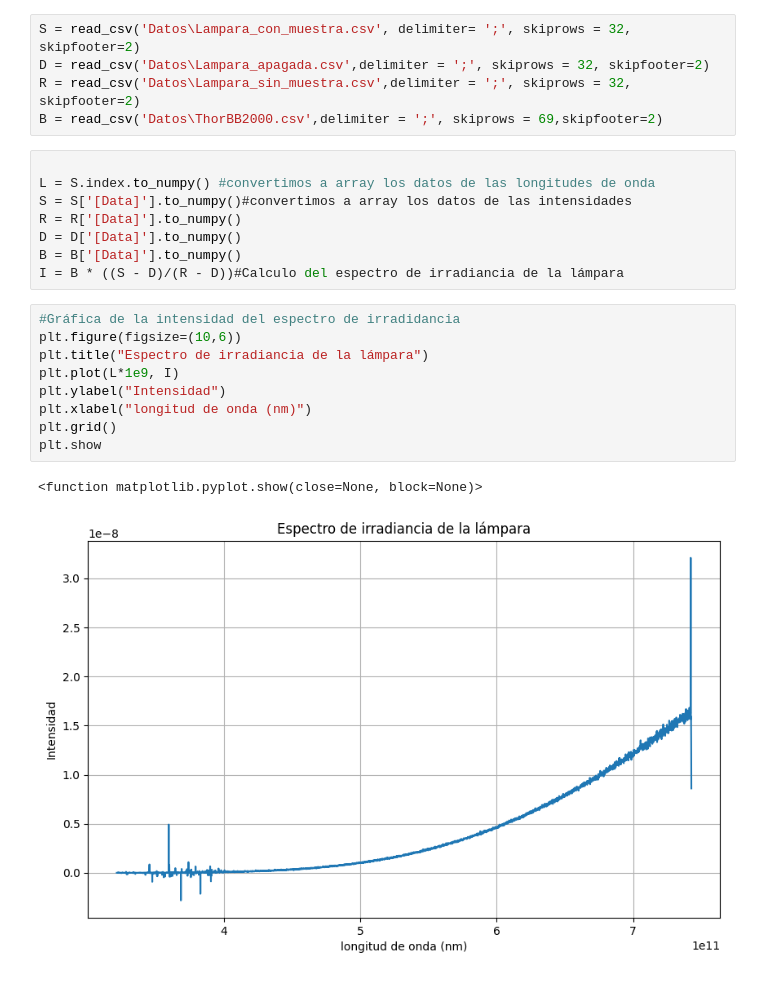
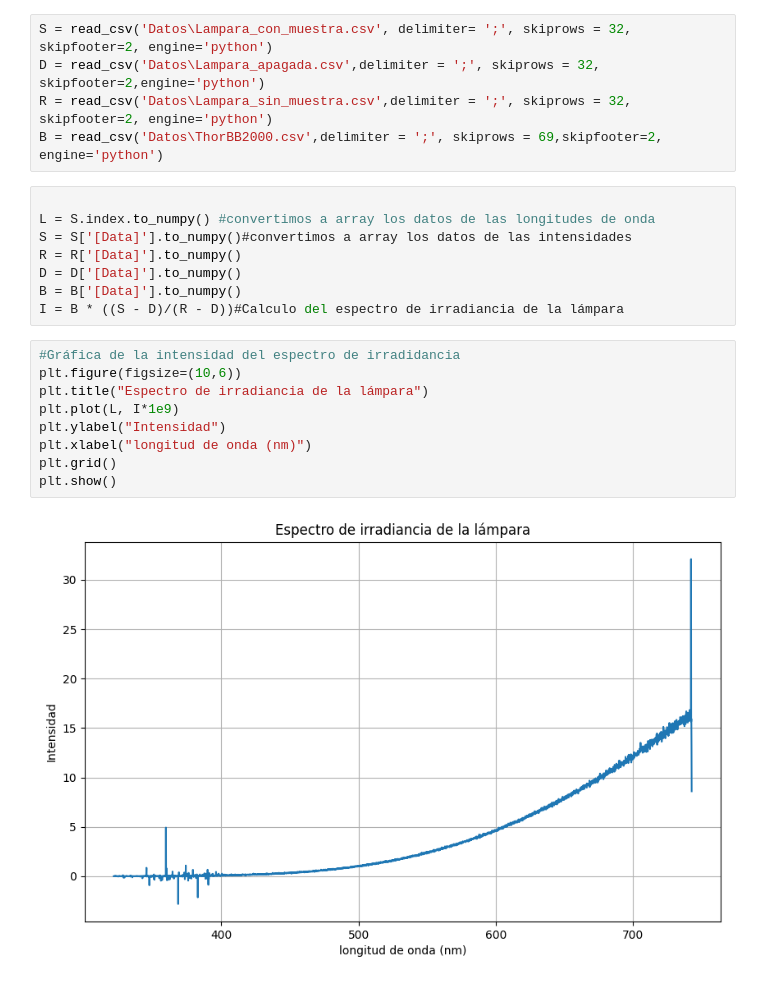
Before and after one commit to Jesus-Gamboa/Experimental_IV, a Jupyter notebook: Espectroscopía/Notebook.ipynb, the cells around one changed output. Drawn from its saved outputs; the diff is of its cells as text.

```diff
--- a/Espectroscopía/Notebook.ipynb
+++ b/Espectroscopía/Notebook.ipynb
@@ -9,10 +11,10 @@ import numpy as np
 # %% [markdown]
 ## Importación de datos
 # %%
-S = read_csv('Datos\Lampara_con_muestra.csv', delimiter= ';', skiprows = 32, skipfooter=2)
-D = read_csv('Datos\Lampara_apagada.csv',delimiter = ';', skiprows = 32, skipfooter=2)
-R = read_csv('Datos\Lampara_sin_muestra.csv',delimiter = ';', skiprows = 32, skipfooter=2)
-B = read_csv('Datos\ThorBB2000.csv',delimiter = ';', skiprows = 69,skipfooter=2)
+S = read_csv('Datos\Lampara_con_muestra.csv', delimiter= ';', skiprows = 32, skipfooter=2, engine='python')
+D = read_csv('Datos\Lampara_apagada.csv',delimiter = ';', skiprows = 32, skipfooter=2,engine='python')
+R = read_csv('Datos\Lampara_sin_muestra.csv',delimiter = ';', skiprows = 32, skipfooter=2, engine='python')
+B = read_csv('Datos\ThorBB2000.csv',delimiter = ';', skiprows = 69,skipfooter=2, engine='python')
 # %%
 
 L = S.index.to_numpy() #convertimos a array los datos de las longitudes de onda
@@ -24,12 +26,11 @@ I = B * ((S - D)/(R - D))#Calculo del espectro de irradiancia de la lámpara
 # %%
 #Gráfica de la intensidad del espectro de irradidancia
 plt.figure(figsize=(10,6))
 plt.title("Espectro de irradiancia de la lámpara")
-plt.plot(L*1e9, I)
+plt.plot(L, I*1e9)
 plt.ylabel("Intensidad")
 plt.xlabel("longitud de onda (nm)")
 plt.grid()
-plt.show
+plt.show()
 # %% [output]
-<function matplotlib.pyplot.show(close=None, block=None)>
-[figure, old version]
+[figure, new version]
```
Also changed, not shown: parts of 6 cells of this notebook, 1 other file.
